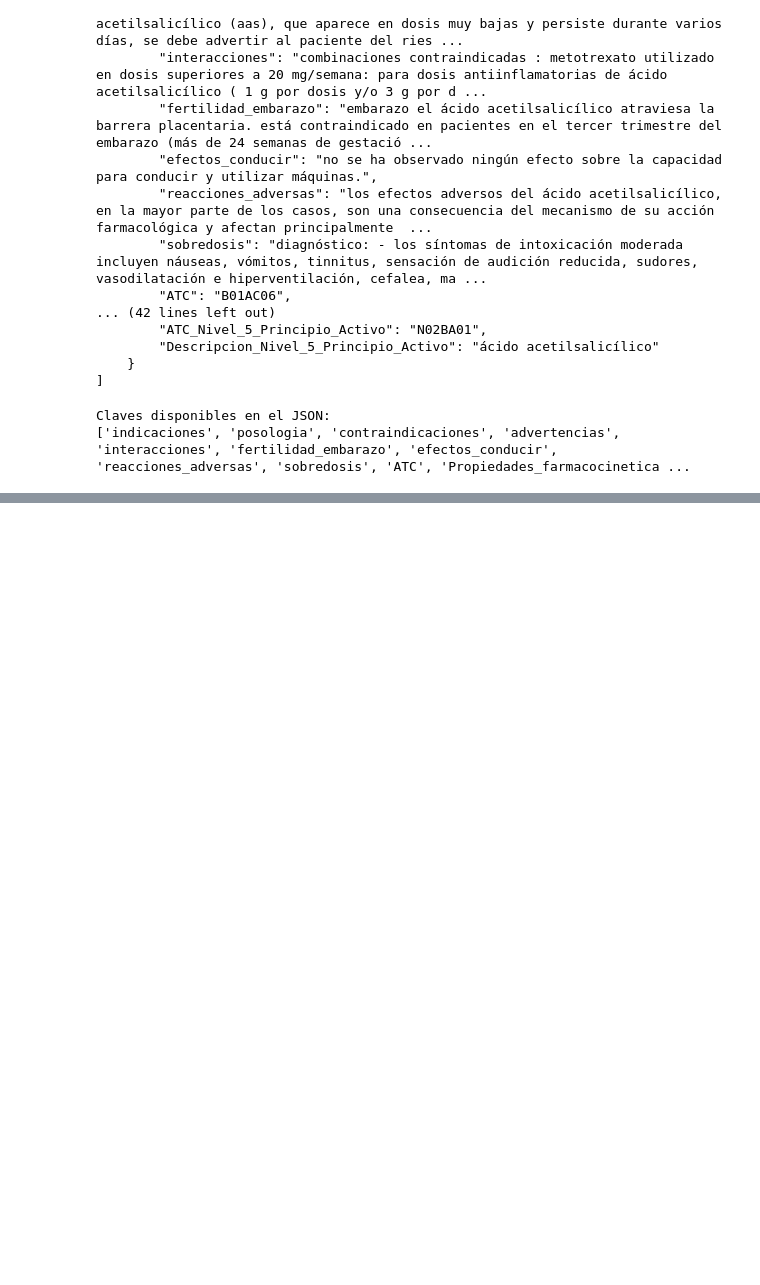
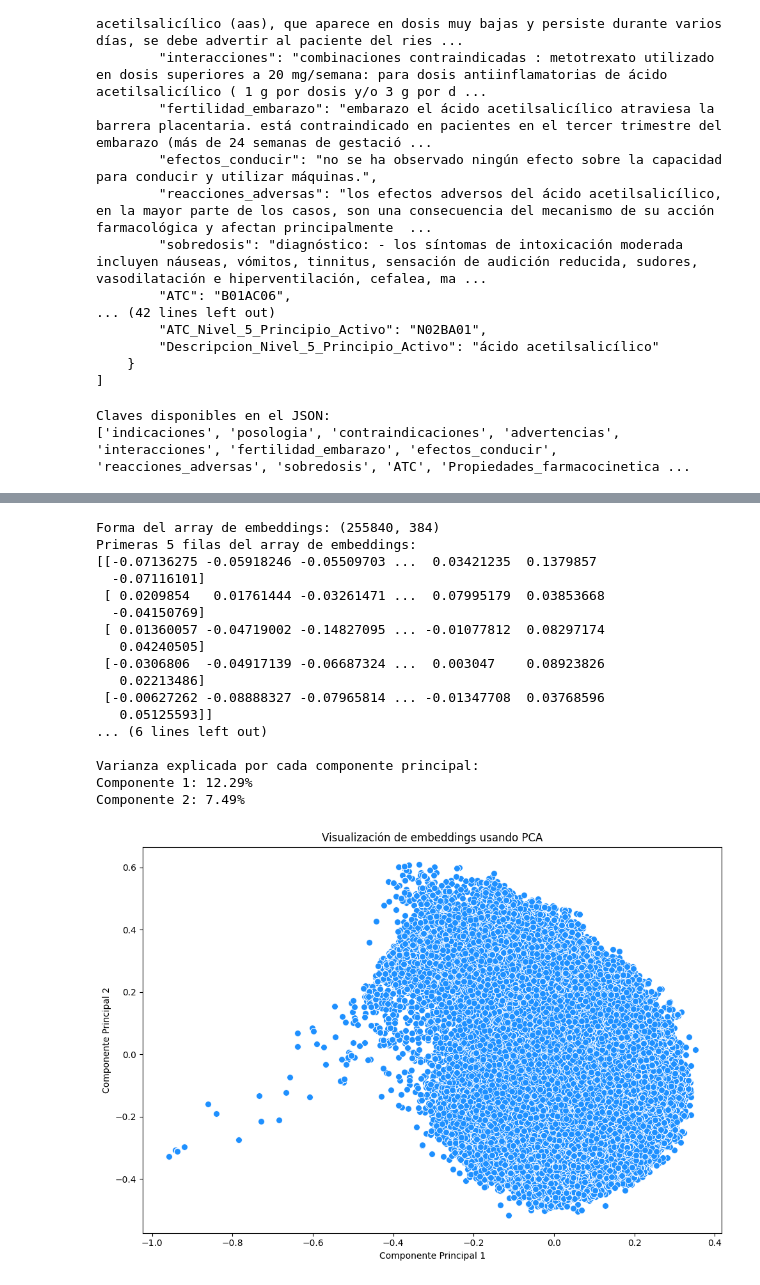
Before and after one commit to carlosriegom/PharmAI, a Jupyter notebook: src/5_chatbot/procesar_json_para_chatbot.ipynb, the cells around one changed output, grey strips where cells are left out. Drawn from its saved outputs; the diff is of its cells as text; code cells hidden in the pictures; blank space fills up the shorter version.

Commit message:
Actualización embeddings

```diff
--- a/src/5_chatbot/procesar_json_para_chatbot.ipynb
+++ b/src/5_chatbot/procesar_json_para_chatbot.ipynb
@@ -178,0 +190,64 @@ KeyboardInterrupt:
+# %%
+# Guardamos el array de embeddings en un archivo .npy
+output_path = "../../data/outputs/5_chatbot/embeddings.npy"
+np.save(output_path, embeddings)
+# %%
+# 1. Cargar y comprobar la forma del array de embeddings
+embeddings = np.load(output_path)
+print("Forma del array de embeddings:", embeddings.shape)
+
+# 2. Mostrar las primeras 5 filas del array
+print("Primeras 5 filas del array de embeddings:")
+print(embeddings[:5])
+
+# 3. Explicación sobre lo que representa cada vector de embedding
+print("\nAnálisis del espacio de embeddings:")
+print("Cada vector de embedding es una representación numérica del texto obtenido a partir del modelo de SentenceTransformer.")
+print("Cada dimensión en este vector es una característica latente aprendida durante el entrenamiento del modelo,")
+print("capaz de captar aspectos semánticos y contextuales del lenguaje. Estas dimensiones no tienen una interpretación")
+print("directa como 'la dimensión 1 representa X', sino que en conjunto forman un espacio latente que captura la semántica.")
+
+# 4. Visualización del espacio de embeddings mediante PCA
+# Reducimos a 2 dimensiones para graficar
+pca = PCA(n_components=2)
+embeddings_2d = pca.fit_transform(embeddings)
+
+# Imprimir la varianza explicada por cada componente principal
+print("\nVarianza explicada por cada componente principal:")
+for i, var in enumerate(pca.explained_variance_ratio_):
+    print(f"Componente {i+1}: {var*100:.2f}%")
+
+plt.figure(figsize=(10,7))
+sns.scatterplot(x=embeddings_2d[:, 0], y=embeddings_2d[:, 1], s=50, color='dodgerblue')
+plt.title("Visualización de embeddings usando PCA")
+plt.xlabel("Componente Principal 1")
+plt.ylabel("Componente Principal 2")
+plt.tight_layout()
+plt.show()
+
+# Comentarios adicionales:
+# - La forma del array indica el número total de documentos y la dimensión de cada embedding.
+# - Cada posición en un embedding es una característica latente sin significado directo individual, pero su combinación
+#   permite una representación semántica del texto.
+# - La reducción a dos dimensiones mediante PCA permite identificar las direcciones que capturan mayor varianza,
+#   lo cual ayuda a interpretar qué tan dispersos o agrupados están los textos en el espacio latente.
+# - Técnicas adicionales como t-SNE o UMAP pueden complementarse para analizar agrupaciones semánticas en los datos.
+# %% [output]
+Forma del array de embeddings: (255840, 384)
+Primeras 5 filas del array de embeddings:
+[[-0.07136275 -0.05918246 -0.05509703 ...  0.03421235  0.1379857
+  -0.07116101]
+ [ 0.0209854   0.01761444 -0.03261471 ...  0.07995179  0.03853668
+  -0.04150769]
+ [ 0.01360057 -0.04719002 -0.14827095 ... -0.01077812  0.08297174
+   0.04240505]
+ [-0.0306806  -0.04917139 -0.06687324 ...  0.003047    0.08923826
+   0.02213486]
+ [-0.00627262 -0.08888327 -0.07965814 ... -0.01347708  0.03768596
+   0.05125593]]
+... (6 lines left out)
+
+Varianza explicada por cada componente principal:
+Componente 1: 12.29%
+Componente 2: 7.49%
+[figure, added]
```
Also changed, not shown: parts of 10 cells of this notebook.
